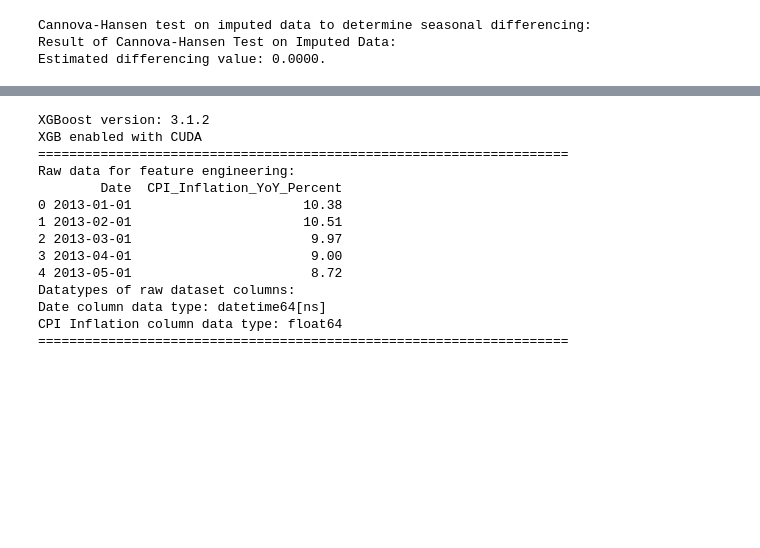
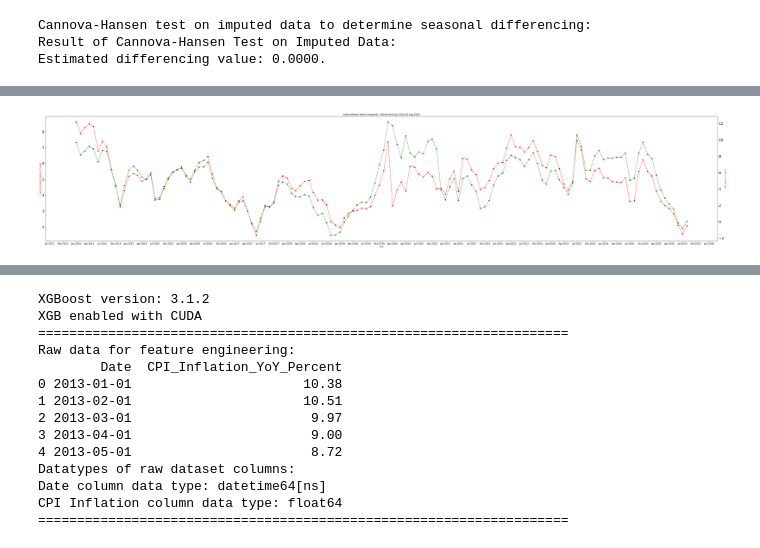
Before and after one commit to thenaivecoder89/statistical_and_machine_learning_models, a Jupyter notebook: inflation/arima_sarima_xgboost/Comparative_analysis_report_on_arima_sarima_xgb_on_inflation_dataset.ipynb, the cells around one changed output, grey strips where cells are left out. Cells and saved outputs as stored; diff of their text form; code cells hidden in the pictures; blank space fills up the shorter version.

Commit message:
Updated with plot and tests on CFPI and Inflation

```diff
--- a/inflation/arima_sarima_xgboost/Comparative_analysis_report_on_arima_sarima_xgb_on_inflation_dataset.ipynb
+++ b/inflation/arima_sarima_xgboost/Comparative_analysis_report_on_arima_sarima_xgb_on_inflation_dataset.ipynb
@@ -709,0 +611,94 @@ Reject Ho: Series does not have a unit root - stationary. Trend differencing not
+# %%
+# Load data
+monthly_avg_cfpi_2014_2025 = os.getenv('monthly_avg_cfpi_2014_2025')
+df_cfpi = pd.read_csv(monthly_avg_cfpi_2014_2025)
+df_cfpi['Period'] = pd.to_datetime(df_cfpi['Period'])
+df_cfpi.set_index('Period', inplace=True)
+
+# Plotting Brent Crude and Inflation Data
+X_series = [df_inflation_imputed[
+    df_inflation_imputed.index > '2013-12-01'].index
+]
+X_series = X_series[0]
+Y_series_inflation = df_inflation_imputed[
+    df_inflation_imputed.index > '2013-12-01'
+]
+Y_series_inflation = Y_series_inflation['CPI_Inflation_YoY_Percent_Imputed']
+Y_series_cfpi = df_cfpi['CFPI_Values']
+fig, ax_inf = plt.subplots(figsize=(50, 10), dpi=100)
+ax_inf.plot(X_series, Y_series_inflation, '--', color='red', marker='o', label='CPI_Inflation_YoY_Percent_Imputed')
+ax_inf.set_title('India Inflation Rates (Imputed) - Month-wise Jan-2014 till Aug-2025')
+ax_inf.set_xlabel('Year')
+ax_inf.set_ylabel('Imputed Inflation Rates (in %age)', color='red')
+ax_inf.set_xticks(X_series)
+ax_inf.set_yticks(Y_series_inflation)
+ax_inf.xaxis.set_major_locator(mdates.MonthLocator([1, 4, 7, 10]))
+ax_inf.xaxis.set_major_formatter(mdates.DateFormatter('%b-%Y'))
+ax_inf.yaxis.set_major_locator(plt.MaxNLocator(8))
+ax_inf.tick_params(axis='x', labelsize=12)
+ax_inf.tick_params(axis='y', labelsize=18)
+ax_cfpi = ax_inf.twinx()
+ax_cfpi.plot(X_series, Y_series_cfpi, '--', color='green', marker='o', label='F&B Inflation (%age)')
+ax_cfpi.set_ylabel('F&B Inflation (%age)', color='green')
+ax_cfpi.tick_params(axis='y', labelsize=18)
+fig.tight_layout()
+plt.show()
+
+# Pearson Correlation
+print('=========================================================================')
+print('Pearson Correlation Between CFPI and Inflation')
+cfpi_inf_correl, cfpi_inf_p_value = pearsonr(Y_series_inflation, Y_series_cfpi)
+print(f'Correlation: {cfpi_inf_correl:.4f} and P-value: {cfpi_inf_p_value:.4f}')
+print('\nPearson Correlation Result (CFPI and Inflation):')
+if cfpi_inf_p_value < 0.05:
+    if cfpi_inf_correl >= 0.70:
+        print(f'Strong positive linear correlation between f&b inflation and inflation.')
+    elif cfpi_inf_correl >= 0.10 and cfpi_inf_correl < 0.70:
+        print(f'Medium to weak positive linear correlation between f&b inflation and inflation.')
+    elif cfpi_inf_correl > -0.10 and cfpi_inf_correl < 0.10:
+        print(f'No/ negligible linear correlation between f&b inflation and inflation.')
+    elif cfpi_inf_correl > -0.70 and cfpi_inf_correl <= -0.10:
+        print(f'Medium to weak negative linear correlation between f&b inflation and inflation.')
+    elif cfpi_inf_correl <= -0.70:
+        print(f'Strong negative linear correlation between f&b inflation and inflation.')
+
+# Stationarity Test - Augmented Dickey Fuller
+print('=========================================================================')
+print('Stationarity Test (ADF) on CFPI Dataset - Trend Component:')
+cfpi_adf_test_result = adfuller(df_cfpi['CFPI_Values'])
+cfpi_adf_test_stat = cfpi_adf_test_result[0]
+cfpi_adf_test_p_value = cfpi_adf_test_result[1]
+cfpi_adf_test_lags_used = cfpi_adf_test_result[2]
+cfpi_adf_test_obs = cfpi_adf_test_result[3]
+print(f'Test results:')
+print(f'Test statistic: {cfpi_adf_test_stat}')
+print(f'P-value: {cfpi_adf_test_p_value}')
+print(f'Number of observations: {cfpi_adf_test_obs}')
+print(f'Lags used: {cfpi_adf_test_lags_used}')
+
+print('\nADF Test Conclusion:')
+if cfpi_adf_test_p_value > 0.05:
+    print('Failed to Reject Ho: Series has a unit root - non-stationary. Trend differencing needed.')
+else:
+    print('Reject Ho: Series does not have a unit root - stationary. Trend differencing not needed.')
+
+# Stationarity Test - KPSS
+print('=========================================================================')
+print('Stationarity Test (KPSS) on CFPI Dataset - Trend Component:')
+cfpi_kpss_test_result = kpss(df_cfpi['CFPI_Values'])
+cfpi_kpss_test_stat = cfpi_kpss_test_result[0]
+cfpi_kpss_test_p_value = cfpi_kpss_test_result[1]
+cfpi_kpss_test_lags_used = cfpi_kpss_test_result[2]
+cfpi_kpss_test_obs = cfpi_kpss_test_result[3]
+print(f'Test results:')
+print(f'Test statistic: {cfpi_kpss_test_stat}')
+print(f'P-value: {cfpi_kpss_test_p_value}')
+print(f'Lags used: {cfpi_kpss_test_lags_used}')
+
+print('\nKPSS Test Conclusion:')
+if cfpi_kpss_test_p_value > 0.05:
+    print('Reject Ho: Series does not have a unit root - stationary. Trend differencing not needed.')
+else:
+    print('Failed to Reject Ho: Series has a unit root - non-stationary. Trend differencing needed.')
+# %% [output]
+[figure, added]
```
Also changed, not shown: parts of 27 cells of this notebook.
